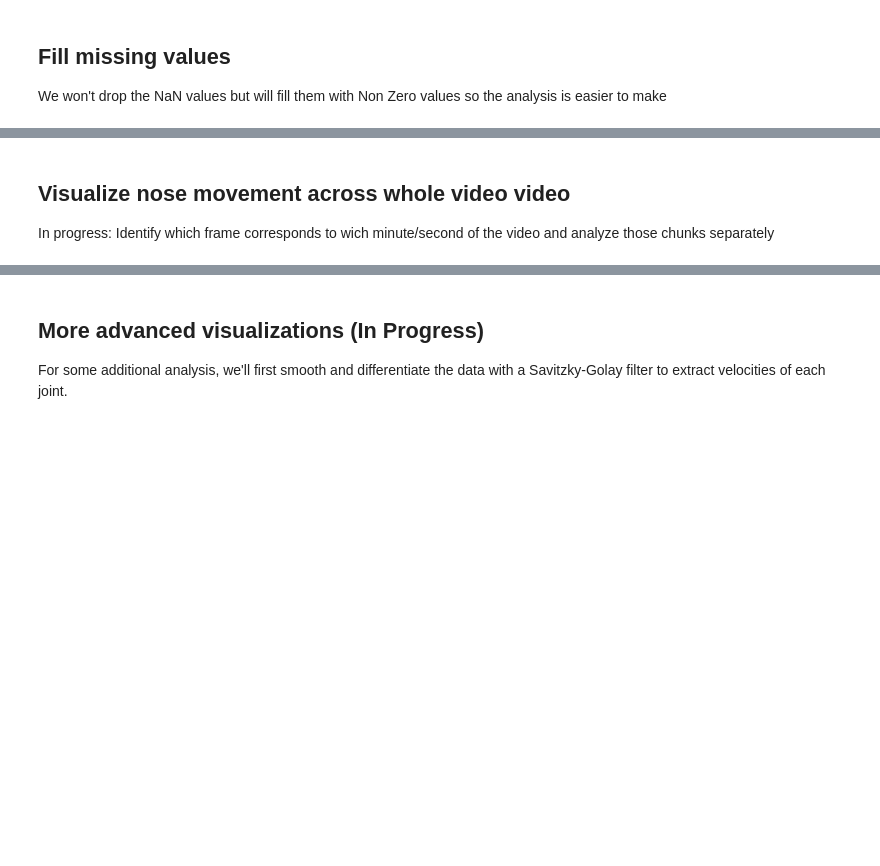
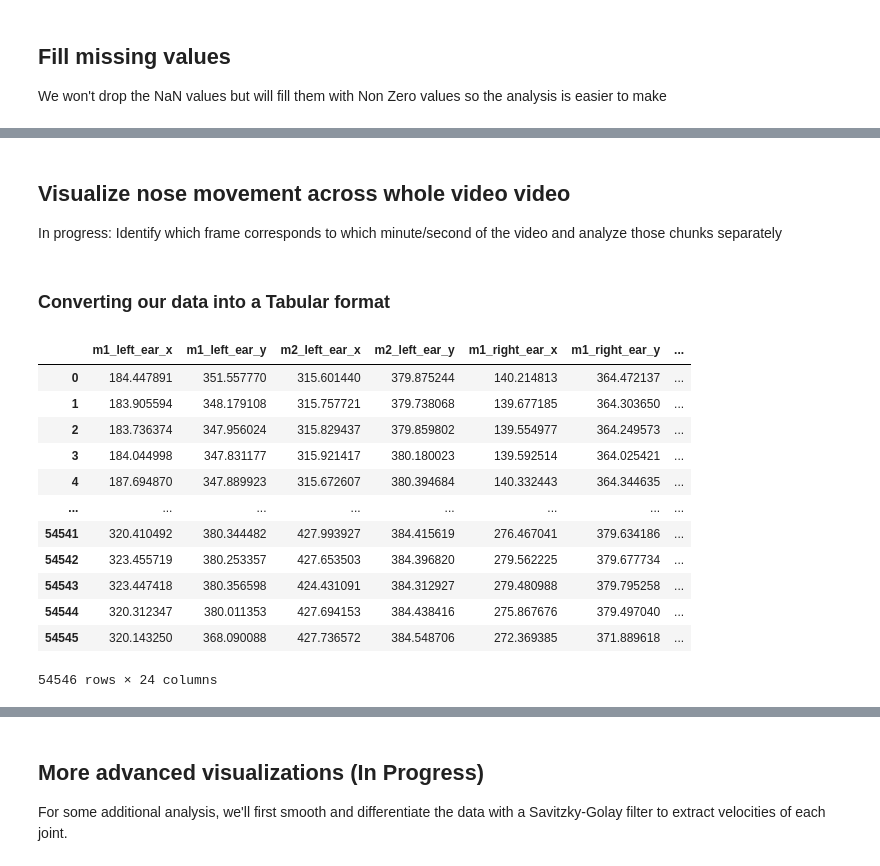
Before and after one commit to padillacoreanolab/ml_behavioral_quantification, a Jupyter notebook: prediction_analysis.ipynb, the cells around one changed output, grey strips where cells are left out. Cells and saved outputs as stored; diff of their text form; code cells hidden in the pictures; blank space fills up the shorter version.

Commit message:
Setting up instructions. Converting H5 into DataFrame

```diff
--- a/prediction_analysis.ipynb
+++ b/prediction_analysis.ipynb
@@ -119,4 +209,4 @@ locations = fill_missing(locations)
 # %% [markdown]
 ## Visualize nose movement across whole video video
 
-In progress: Identify which frame corresponds to wich minute/second of the video and analyze those chunks separately
+In progress: Identify which frame corresponds to which minute/second of the video and analyze those chunks separately
@@ -131,3 +227,54 @@ forehead_loc = locations[:, FOREHEAD_INDEX, :, :]
+# %% [markdown]
+### Converting our data into a Tabular format
+# %%
+# There is an easier way of doing this but I don't have the time now
+
+df = pd.DataFrame({
+    'm1_left_ear_x': left_ear_loc[:, 0, 0],
+    'm1_left_ear_y': left_ear_loc[:, 1, 0],
+    "m2_left_ear_x": left_ear_loc[:, 0, 1],
+    "m2_left_ear_y": left_ear_loc[:, 1, 1],
+
+    'm1_right_ear_x': right_ear_loc[:, 0, 0],
+    'm1_right_ear_y': right_ear_loc[:, 1, 0],
+    "m2_right_ear_x": right_ear_loc[:, 0, 1],
+    "m2_right_ear_y": right_ear_loc[:, 1, 1],
+
+    'm1_nose_x': nose_loc[:, 0, 0],
+    'm1_nose_y': nose_loc[:, 1, 0],
+    "m2_nose_x": nose_loc[:, 0, 1],
+    "m2_nose_y": nose_loc[:, 1, 1],
+
+    'm1_tail_base_x': tail_base_loc[:, 0, 0],
+    'm1_tail_base_y': tail_base_loc[:, 1, 0],
+    "m2_tail_base_x": tail_base_loc[:, 0, 1],
+    "m2_tail_base_y": tail_base_loc[:, 1, 1],
+
+    'm1_thorax_x': thorax_loc[:, 0, 0],
+    'm1_thorax_y': thorax_loc[:, 1, 0],
+    "m2_thorax_x": thorax_loc[:, 0, 1],
+    "m2_thorax_y": thorax_loc[:, 1, 1],
+
+    'm1_forehead_x': forehead_loc[:, 0, 0],
+    'm1_forehead_y': forehead_loc[:, 1, 0],
+    "m2_forehead_x": forehead_loc[:, 0, 1],
+    "m2_forehead_y": forehead_loc[:, 1, 1],
+    })
+df
+# %% [output]
+|  | m1_left_ear_x | m1_left_ear_y | m2_left_ear_x | m2_left_ear_y | m1_right_ear_x | m1_right_ear_y | ... |
+| 0 | 184.447891 | 351.557770 | 315.601440 | 379.875244 | 140.214813 | 364.472137 | ... |
+| 1 | 183.905594 | 348.179108 | 315.757721 | 379.738068 | 139.677185 | 364.303650 | ... |
+| 2 | 183.736374 | 347.956024 | 315.829437 | 379.859802 | 139.554977 | 364.249573 | ... |
+| 3 | 184.044998 | 347.831177 | 315.921417 | 380.180023 | 139.592514 | 364.025421 | ... |
+| 4 | 187.694870 | 347.889923 | 315.672607 | 380.394684 | 140.332443 | 364.344635 | ... |
+| ... | ... | ... | ... | ... | ... | ... | ... |
+| 54541 | 320.410492 | 380.344482 | 427.993927 | 384.415619 | 276.467041 | 379.634186 | ... |
+| 54542 | 323.455719 | 380.253357 | 427.653503 | 384.396820 | 279.562225 | 379.677734 | ... |
+| 54543 | 323.447418 | 380.356598 | 424.431091 | 384.312927 | 279.480988 | 379.795258 | ... |
+| 54544 | 320.312347 | 380.011353 | 427.694153 | 384.438416 | 275.867676 | 379.497040 | ... |
+| 54545 | 320.143250 | 368.090088 | 427.736572 | 384.548706 | 272.369385 | 371.889618 | ... |
+54546 rows × 24 columns
 # %%
 sns.set('notebook', 'ticks', font_scale=1.2)
 mpl.rcParams['figure.figsize'] = [15,6]
```
Also changed, not shown: parts of 34 cells of this notebook.
